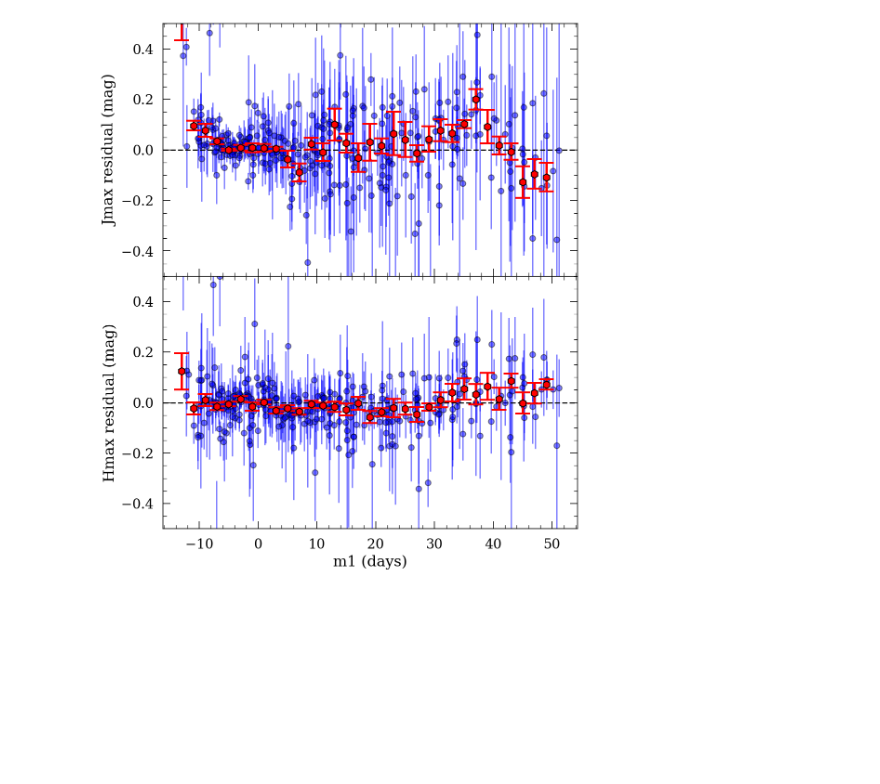
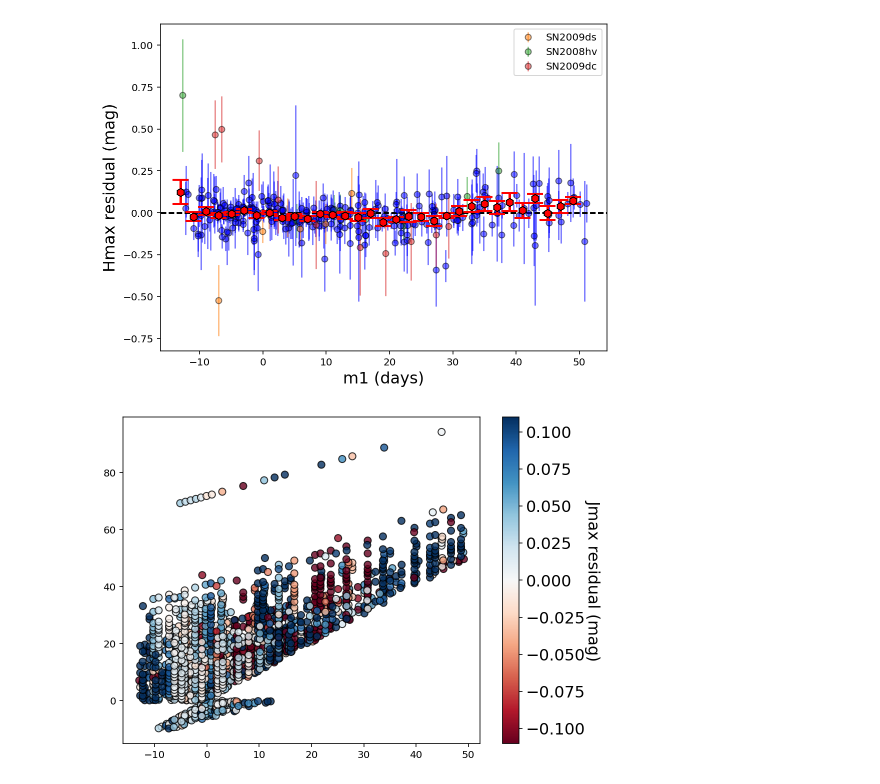
Before and after one commit to HOSTFLOWS/flows_sims, a Jupyter notebook: 3.comparison.ipynb, the cells around one changed output. Cells and saved outputs as stored; diff of their text form; code cells hidden in the pictures; blank space fills up the shorter version.

Commit message:
working diagnosis plots

```diff
--- a/3.comparison.ipynb
+++ b/3.comparison.ipynb
@@ -105,9 +58,0 @@ yerr = sim_df[param+'_err'].values
-# %%
-fig, ax = plt.subplots(figsize=(8, 6))
-
-ax.errorbar(m1, y-y_ref, yerr=yerr, fmt='o')
-ax.axhline(0, color='k', ls='--')
-
-ax.set_xlabel('m1')
-ax.set_ylabel(f'{param} residual ({x_units})')
-plt.show()
@@ -126,26 +67,18 @@ files2remove = [f'csp_dr3/{name}_snpy.txt' for name in list(del_df.name.values)]
 sn_names = [file.split('/')[-1].split('_')[0] for file in glob.glob('csp_dr3/*.txt')
                                                             if file not in files2remove]
 # %%
-bands = 'AllBands'
+ref_bands = 'AllBands'
 n_epochs = 1
 
-param = 'Hmax'
+param = 'Jmax'
 if param=='Tmax':
     x_units = 'days'
 else:
     x_units = 'mag'
-# %%
-# binned data
-bins = np.arange(14, 26)
-delta_bins, std_bins, err_bins = bin_values(bins, salt2_vals, pisco_vals,
-                                            pisco_err, salt2_vals)
-
-# plot
-fig, ax = plt.subplots(2, 1, figsize=(10,8), sharex=True, gridspec_kw={'hspace':0.0})
-
-# residual
-ax[0].errorbar(salt2_vals, delta_mb, yerr=pisco_err,
-            capsize=3, fmt='o', color='seagreen', alpha=0.8, mec='k', ms=10)
-ax[0].errorbar(bins[:-1]+0.5, delta_bins, err_bins,
-            color='red', zorder=18, ms=14, mec='k', fmt='h', ecolor='red',
-            capsize=8, capthick=2, elinewidth=2.5)
+# %%
+sim_file = os.path.join('sim_fits',
+                                    'SN2004eo',
+                                    f'SN2004eo_1epochs_results.csv')
+
+sim_df = pd.read_csv(sim_file)
+sim_df.Tmax.values - REF_RESULTS[REF_RESULTS.name=='SN2004eo'].Tmax_AllBands.values[0]
@@ -243,11 +156,4 @@ def plot(param, bands, n_epochs, ax):
-# %%
-fig, ax = plt.subplots(2, 1, figsize=(8, 10), sharex=True,
-                                       gridspec_kw={'hspace':0})
-ax[0] = plot('Jmax', bands, n_epochs, ax[0])
-ax[1] = plot('Hmax', bands, n_epochs, ax[1])
-
-ax[0].set_ylim(-0.5, 0.5)
-ax[1].set_ylim(-0.5, 0.5)
-plt.show()
-# %% [output]
-[figure, removed]
+# %%
+plot_m1('Hmax', ref_bands)
+# %% [output]
+[figure, added]
@@ -253,0 +200,4 @@ plt.show()
+# %%
+plot_m2('Jmax', ref_bands)
+# %% [output]
+[figure, added]
```
Also changed, not shown: parts of 16 cells of this notebook.
